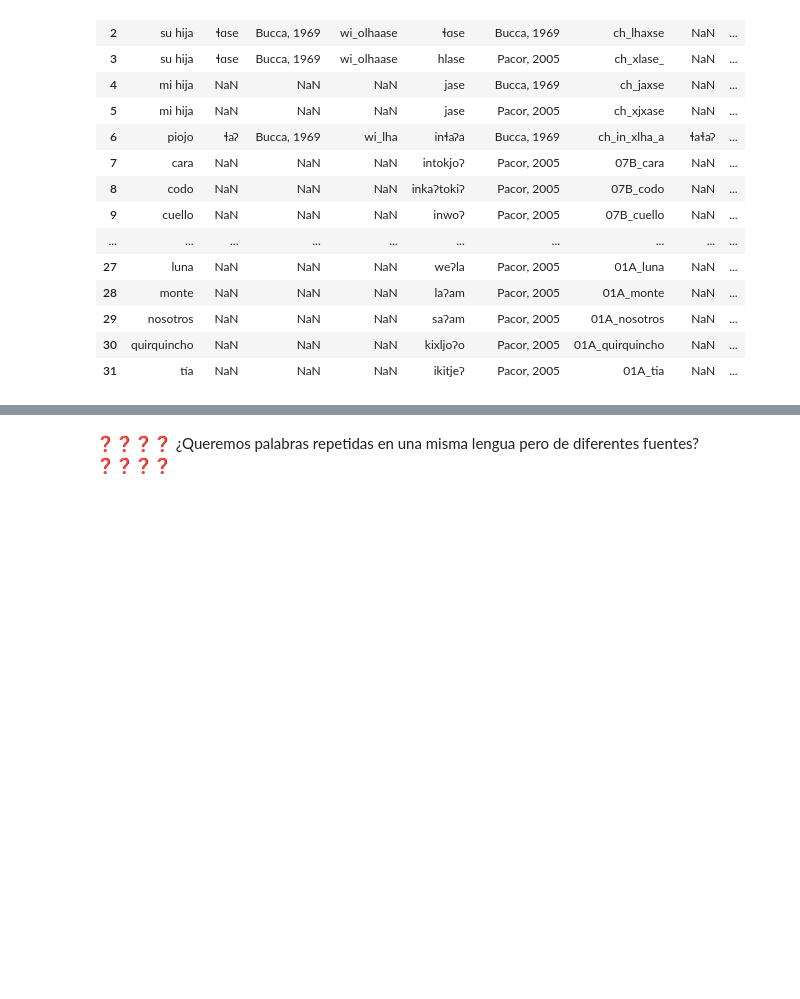
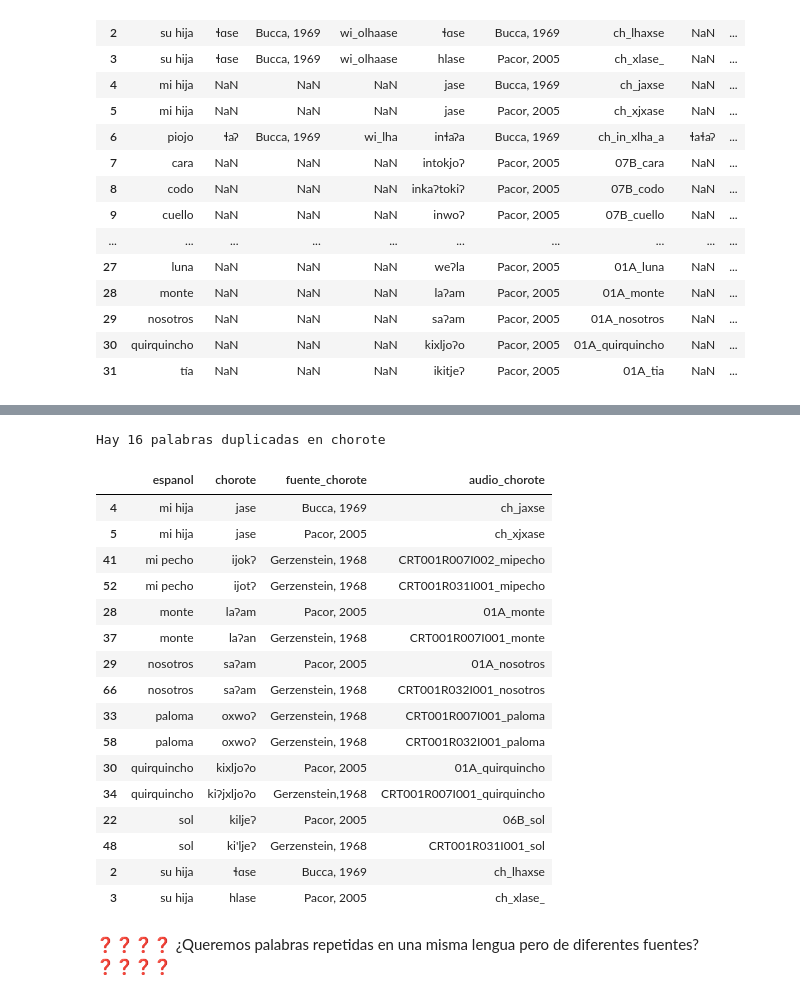
Before and after one commit to nidiah/PICT-2020, a Jupyter notebook: resultados-gh-2023-ago.ipynb, the cells around one changed output, grey strips where cells are left out. Saved outputs shown, nothing was run; the diff lists cells and outputs as text; code cells hidden in the pictures; blank space fills up the shorter version.

```diff
--- a/resultados-gh-2023-ago.ipynb
+++ b/resultados-gh-2023-ago.ipynb
@@ -375,0 +382,3 @@ comp_audio.merge(nuevas_chorote, how="outer")[30:40]
+# %%
+merge = mataguayas_comp_audio.merge(nuevas_chorote, how="outer")
+merge[30:40]
@@ -376,3 +403,26 @@ comp_audio.merge(nuevas_chorote, how="outer")[30:40]
+# %%
+duplicadas_chorote = merge[merge.sort_values(by=['espanol', 'chorote']).duplicated(subset=['espanol'], keep=False)].sort_values(by='espanol')
+print(f"Hay {len(duplicadas_chorote)} palabras duplicadas en chorote")
+duplicadas_chorote[['espanol', 'chorote', 'fuente_chorote', 'audio_chorote']] ## mostramos sólo la info para el chorote
+# %% [output]
+Hay 16 palabras duplicadas en chorote
+|  | espanol | chorote | fuente_chorote | audio_chorote |
+| 4 | mi hija | jase | Bucca, 1969 | ch_jaxse |
+| 5 | mi hija | jase | Pacor, 2005 | ch_xjxase |
+| 41 | mi pecho | ijokɁ | Gerzenstein, 1968 | CRT001R007I002_mipecho |
+| 52 | mi pecho | ijotɁ | Gerzenstein, 1968 | CRT001R031I001_mipecho |
+| 28 | monte | laɁam | Pacor, 2005 | 01A_monte |
+| 37 | monte | laɁan | Gerzenstein, 1968 | CRT001R007I001_monte |
+| 29 | nosotros | saɁam | Pacor, 2005 | 01A_nosotros |
+| 66 | nosotros | saɁam | Gerzenstein, 1968 | CRT001R032I001_nosotros |
+| 33 | paloma | oxwoɁ | Gerzenstein, 1968 | CRT001R007I001_paloma |
+| 58 | paloma | oxwoɁ | Gerzenstein, 1968 | CRT001R032I001_paloma |
+| 30 | quirquincho | kixljoɁo | Pacor, 2005 | 01A_quirquincho |
+| 34 | quirquincho | kiɁjxljoɁo | Gerzenstein,1968 | CRT001R007I001_quirquincho |
+| 22 | sol | kiljeɁ | Pacor, 2005 | 06B_sol |
+| 48 | sol | ki'ljeɁ | Gerzenstein, 1968 | CRT001R031I001_sol |
+| 2 | su hija | ɬɑse | Bucca, 1969 | ch_lhaxse |
+| 3 | su hija | hlase | Pacor, 2005 | ch_xlase_ |
 # %% [markdown]
 ❓❓❓❓
 ¿Queremos palabras repetidas en una misma lengua pero de diferentes fuentes?
```
Also changed, not shown: parts of 26 cells of this notebook.
